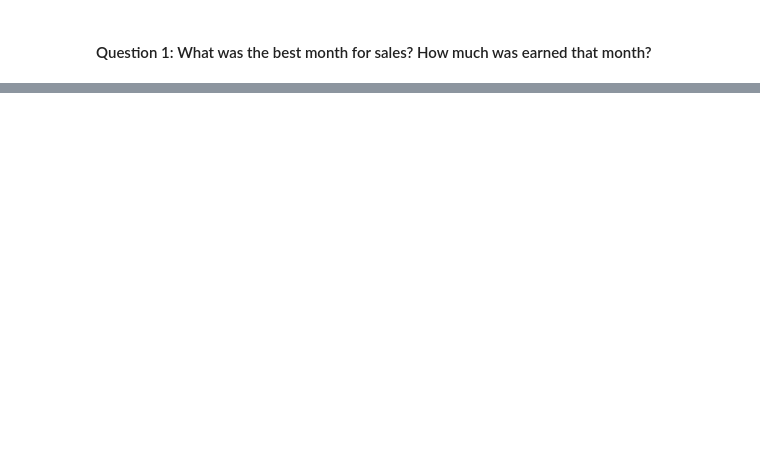
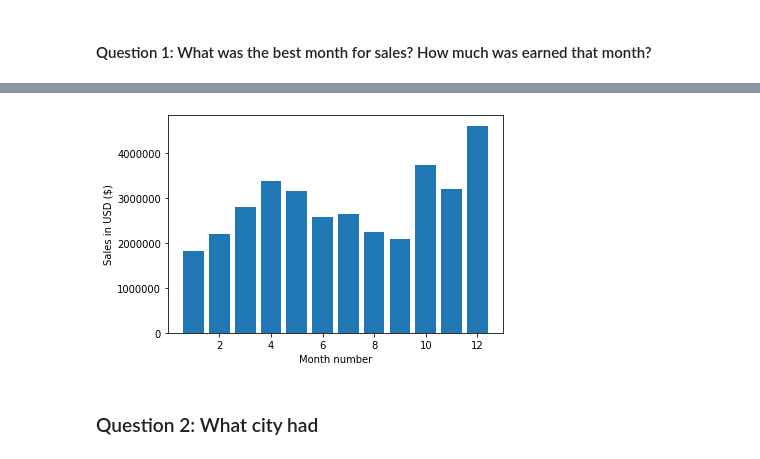
Before and after one commit to Collumbus/Pandas12MonthsSalesAnalysis, a Jupyter notebook: SalesAnalysis/Sales Analysis.ipynb, the cells around one changed output, grey strips where cells are left out. Drawn from its saved outputs; the diff is of its cells as text; code cells hidden in the pictures; blank space fills up the shorter version.

Commit message:
Answered Question 1: What was the best month for sales? How much was earned that month?

```diff
--- a/SalesAnalysis/Sales Analysis.ipynb
+++ b/SalesAnalysis/Sales Analysis.ipynb
@@ -107,0 +110,5 @@ sales_df.head()
+# %%
+sales_df['Price Each'] = pd.to_numeric(sales_df['Price Each'])
+sales_df['Quantity Ordered'] = pd.to_numeric(sales_df['Quantity Ordered'])
+
+sales_df.head()
@@ -122,0 +145,4 @@ sales_df.head()
+# %%
+sales_df['Sales'] = sales_df['Quantity Ordered'] * sales_df['Price Each']
+sales_df = sales_df[['Order ID', 'Product', 'Quantity Ordered', 'Price Each', 'Sales', 'Order Date', 'Purchase Address', 'Month']]
+sales_df.head()
@@ -123,2 +156,5 @@ sales_df.head()
 # %% [markdown]
 #### Question 1: What was the best month for sales? How much was earned that month?
+# %%
+best_month = sales_df.groupby('Month').sum()
+best_month.sort_values(by='Sales', ascending=False)
@@ -124,0 +176,13 @@ sales_df.head()
+# %%
+import matplotlib.pyplot as plt
+%matplotlib inline
+
+months = range(1, 13)
+plt.bar(months, best_month['Sales'])
+plt.ylabel('Sales in USD ($)')
+plt.xlabel('Month number')
+plt.show()
+# %% [output]
+[figure, added]
+# %% [markdown]
+### Question 2: What city had
```
Also changed, not shown: parts of 6 cells of this notebook.
